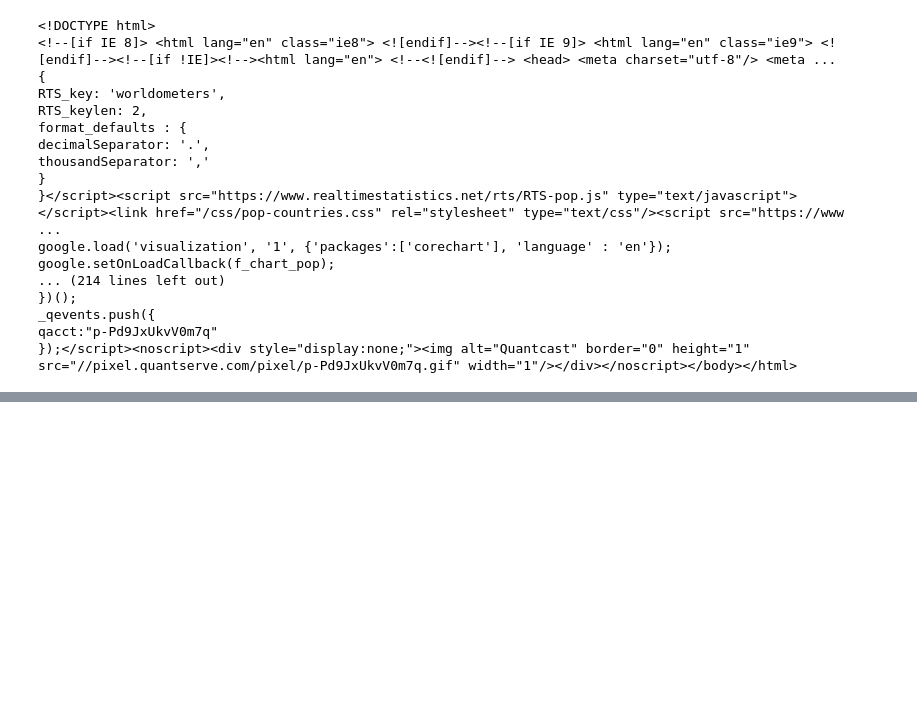
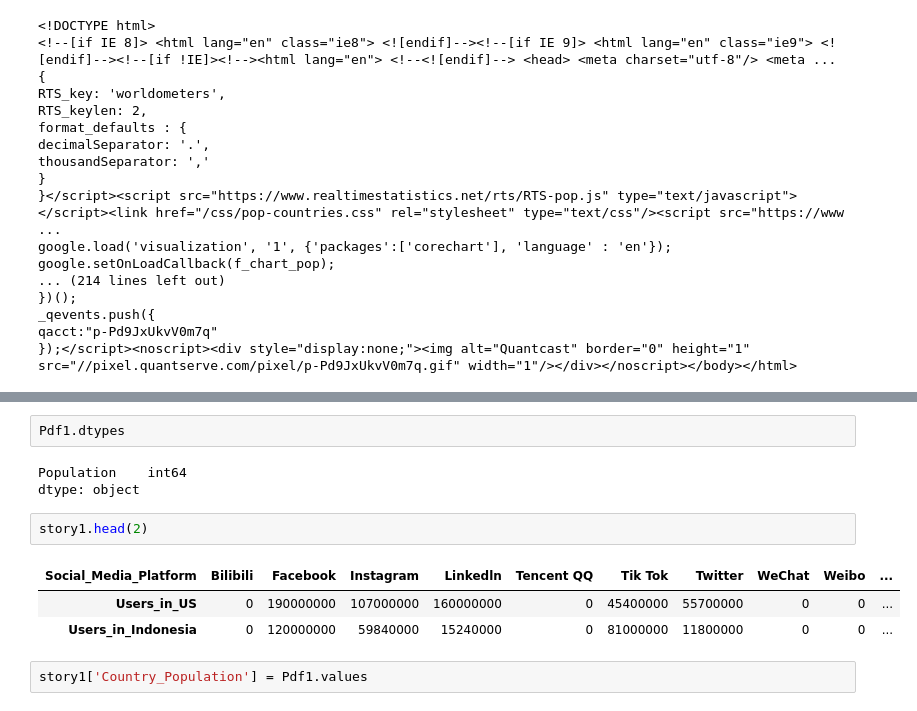
Before and after one commit to imdebarun/Singapore_DigiLabs, a Jupyter notebook: SocMed_Sol.ipynb, the cells around one changed output, grey strips where cells are left out. Drawn from its saved outputs; the diff is of its cells as text; blank space fills up the shorter version.

```diff
--- a/SocMed_Sol.ipynb
+++ b/SocMed_Sol.ipynb
@@ -1169,0 +1217,13 @@ bangladesh_population.iloc[0,1]
+# %%
+Pdf1.dtypes
+# %% [output]
+Population    int64
+dtype: object
+# %%
+story1.head(2)
+# %% [output]
+| Social_Media_Platform | Bilibili | Facebook | Instagram | Linkedln | Tencent QQ | Tik Tok | Twitter | WeChat | Weibo | ... |
+| Users_in_US | 0 | 190000000 | 107000000 | 160000000 | 0 | 45400000 | 55700000 | 0 | 0 | ... |
+| Users_in_Indonesia | 0 | 120000000 | 59840000 | 15240000 | 0 | 81000000 | 11800000 | 0 | 0 | ... |
+# %%
+story1['Country_Population'] = Pdf1.values
```
Also changed, not shown: parts of 7 cells of this notebook.
